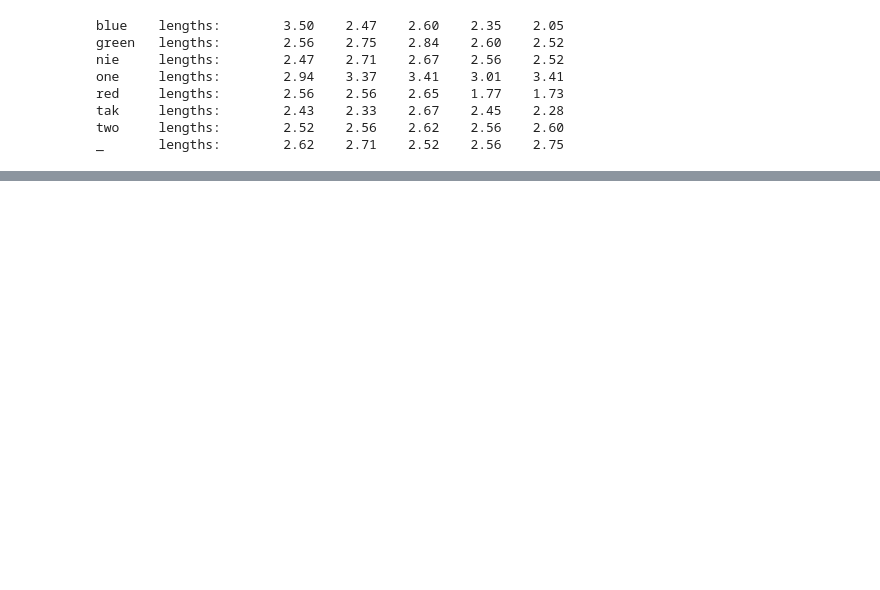
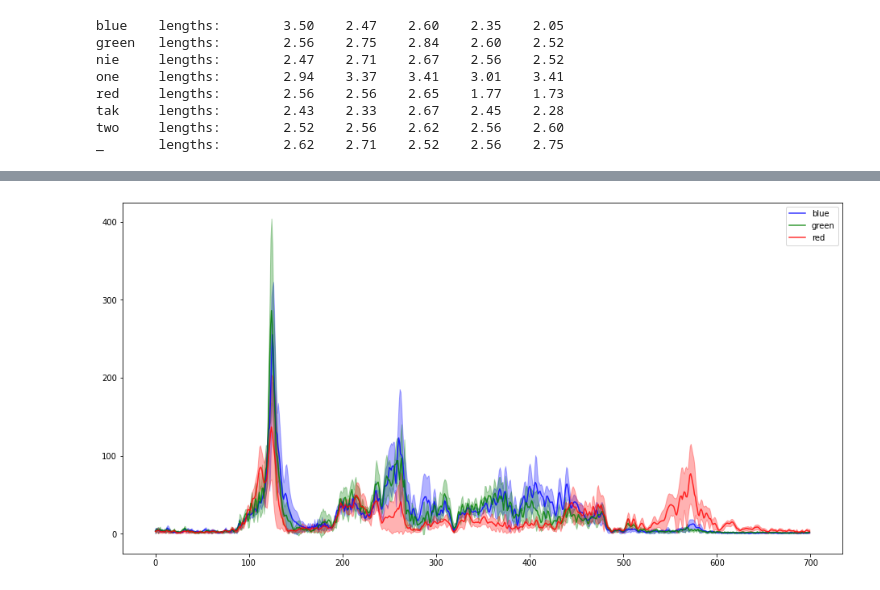
Before and after one commit to lychanl/atmega-rgb, a Jupyter notebook: sound-analysis/sound-analysis.ipynb, the cells around one changed output, grey strips where cells are left out. Cells and saved outputs as stored; diff of their text form; code cells hidden in the pictures; blank space fills up the shorter version.

```diff
--- a/sound-analysis/sound-analysis.ipynb
+++ b/sound-analysis/sound-analysis.ipynb
@@ -50,0 +90,11 @@ for category, cat_data in data.items():
+# %%
+for category, cat_data in data.items():
+    if category not in ('red', 'green', 'blue'):
+        continue
+    plt.figure(figsize=(12, 8))
+    plt.title(category)
+    for rate, wav in cat_data:
+        y = np.abs(scipy.fft.fft(wav[:,1]))
+        x = scipy.fft.fftfreq(wav.shape[0], 1/rate)
+        plt.plot(x[:x.shape[0] // 2][:5000], y[:x.shape[0] // 2][:5000] / x.shape[0])
+    plt.show()
@@ -50,0 +105,23 @@ for category, cat_data in data.items():
+# %%
+W = 700
+
+plt.figure(figsize=(16, 8))
+for category, cat_data in data_processed.items():
+    if category not in ('red', 'green', 'blue'):
+        continue
+    assert len(set(rate for rate, _ in cat_data)) == 1
+    ys = []
+    for rate, wav in cat_data:
+        y = np.abs(scipy.fft.fft(wav))
+        x = scipy.fft.fftfreq(wav.shape[0], 1/rate)
+        ys.append(y)
+
+    X = x[:x.shape[0] // 2][:W]
+    Ym = np.mean(ys, 0)[:x.shape[0] // 2][:W] / x.shape[0]
+    Ys = np.std(ys, 0)[:x.shape[0] // 2][:W] / x.shape[0]
+    plt.plot(X, Ym, label=category, alpha=0.8, c=category)
+    plt.fill_between(X, Ym+Ys, Ym-Ys, alpha=0.3, color=category)
+plt.legend()
+plt.show()
+# %% [output]
+[figure, added]
```
Also changed, not shown: parts of 4 cells of this notebook.
